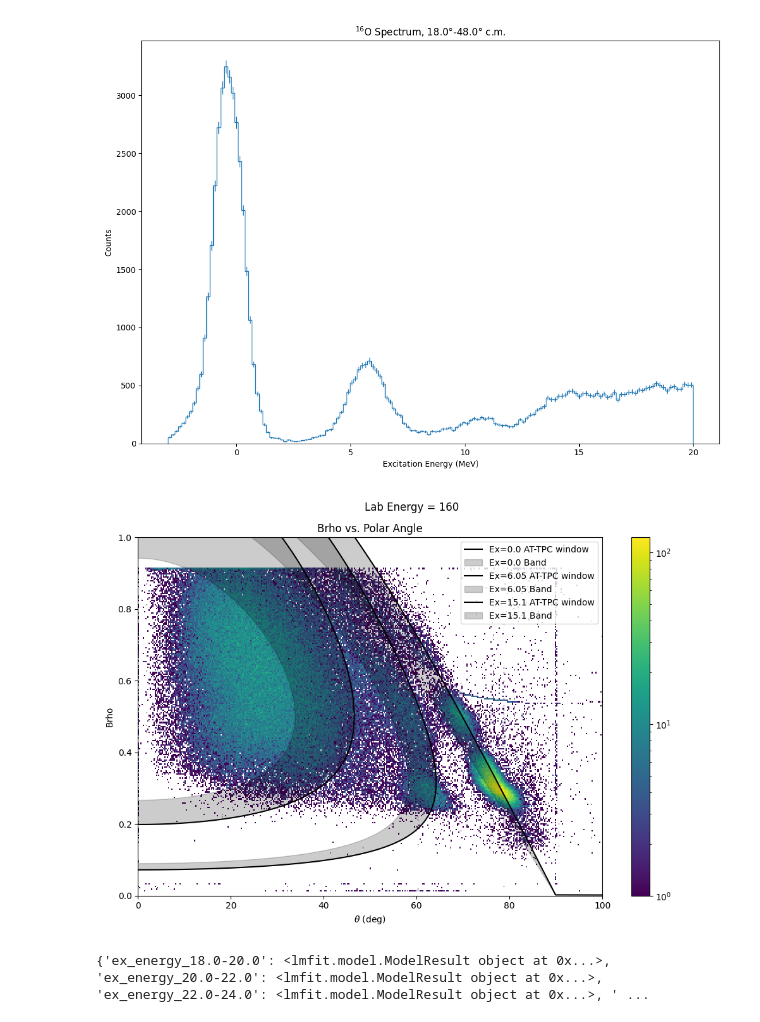
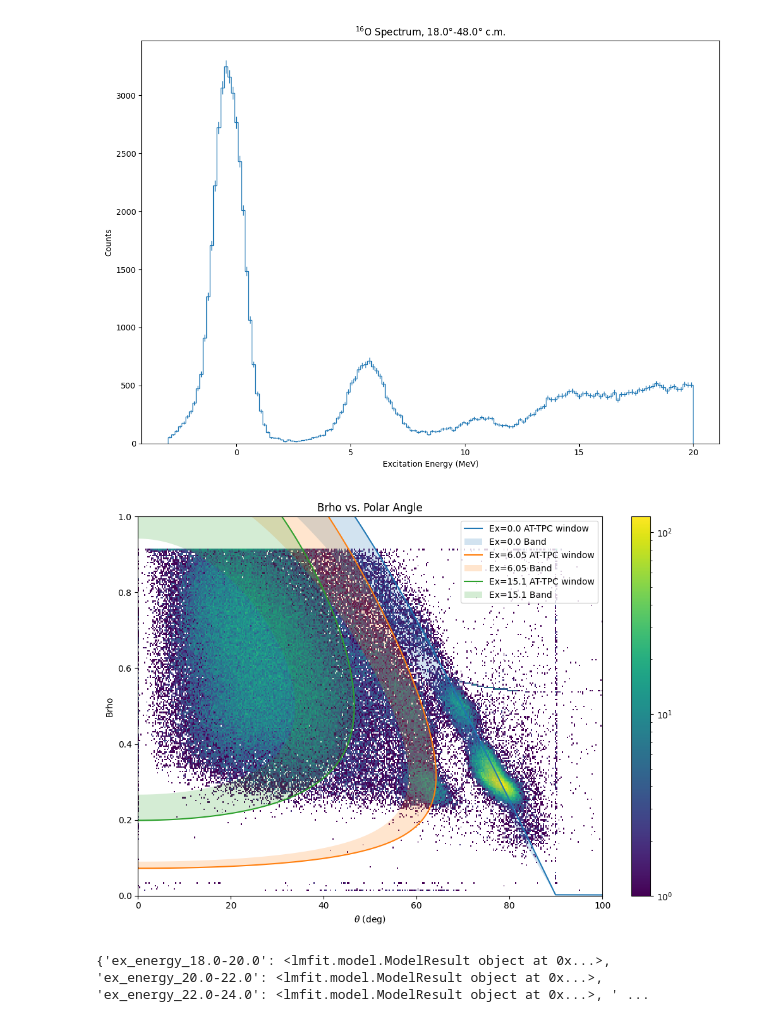
Before and after one commit to singhp99/e20020_analysis, a Jupyter notebook: notebooks/excitation_analysis.ipynb, the cells around one changed output. Drawn from its saved outputs; the diff is of its cells as text; code cells hidden in the pictures.

```diff
--- a/notebooks/excitation_analysis.ipynb
+++ b/notebooks/excitation_analysis.ipynb
@@ -259,7 +259,7 @@ for idx, ex in enumerate(residual_excitations):
 Beam energy range: 160-109.50492724716275 MeV
 # %%
 # Plot kinematics from data and compare with theoretical kinematics
-grammer.add_hist2d('ke_theta', (500, 800), ((0.0, 180.0), (0.0, 40.0)))
+grammer.add_hist2d('ke_theta', (700, 900), ((0.0, 180.0), (0.0, 40.0)))
 grammer.fill_hist2d('ke_theta', np.rad2deg(results["polar"]), results["kinetic_energy"])
 ke_theta = grammer.get_hist2d("ke_theta")
 
@@ -276,7 +276,7 @@ for idx, ex in enumerate(residual_excitations):
 ax.legend()
 fig.set_figheight(8.0)
 fig.set_figwidth(11.0)
-plt.suptitle(f"Lab Energy = {proj_energy_start}")
+# plt.suptitle(f"Lab Energy = {proj_energy_start}")
 plt.xlim(0,100)
 plt.ylim(0,40)
 fig.tight_layout()
@@ -308,37 +308,37 @@ fig.tight_layout()
 grammer.add_hist2d('brho_theta', (700, 800), ((0.0, 180.0), (-0.1, 3.0)))
 grammer.fill_hist2d('brho_theta', np.rad2deg(results["polar"]), results["brho"])
 
 
 
 brho_theta = grammer.get_hist2d("brho_theta")
 
 fig, ax = plt.subplots(1,1)
 mesh = ax.pcolormesh(brho_theta.x_bins, brho_theta.y_bins, brho_theta.counts, norm="log")
 for idx, ex in enumerate(residual_excitations):
     momentum_cm = np.sqrt((eject_kinematics[idx, :len(cm_angle_range), 1] + ejectile.mass)**2 - (ejectile.mass)**2)
     brho_cm = momentum_cm/(float(ejectile.Z) * QBRHO_2_P)
 
     momentum_dist = np.sqrt((eject_kinematics[idx, :, 1] + ejectile.mass)**2 - (ejectile.mass)**2)
     brho_dist = momentum_dist/(float(ejectile.Z) * QBRHO_2_P)
 
-    ax.plot(np.rad2deg(eject_kinematics[idx, :len(cm_angle_range), 0]),brho_cm, label=f"Ex={ex:02} AT-TPC window", color="black")
+    ax.plot(np.rad2deg(eject_kinematics[idx, :len(cm_angle_range), 0]),brho_cm, label=f"Ex={ex:02} AT-TPC window")
     # Fill idea thanks to D. Ramirez
-    ax.fill(np.rad2deg(eject_kinematics[idx, :, 0]), brho_dist, label=f"Ex={ex:02} Band", alpha=0.2,color="black")
+    ax.fill(np.rad2deg(eject_kinematics[idx, :, 0]), brho_dist, label=f"Ex={ex:02} Band", alpha=0.2)
 
 ax.set_title("Brho vs. Polar Angle")
 ax.set_xlabel(r"$\theta$ (deg)")
 ax.set_ylabel("Brho")
 fig.colorbar(mesh, ax=ax)
 
 ax.legend()
 fig.set_figheight(7.0)
 fig.set_figwidth(10.0)
-plt.suptitle(f"Lab Energy = {proj_energy_start}")
+# plt.suptitle(f"Lab Energy = {proj_energy_start}")
 plt.xlim(0,100)
 plt.ylim(0,1)
 fig.tight_layout()
 # %% [output]
-[figure, old version]
+[figure, new version]
 # %%
 # Fit excitation spectrum peaks for each angular bin
 
```
Also changed, not shown: parts of 1 cell of this notebook, 2 other files.
